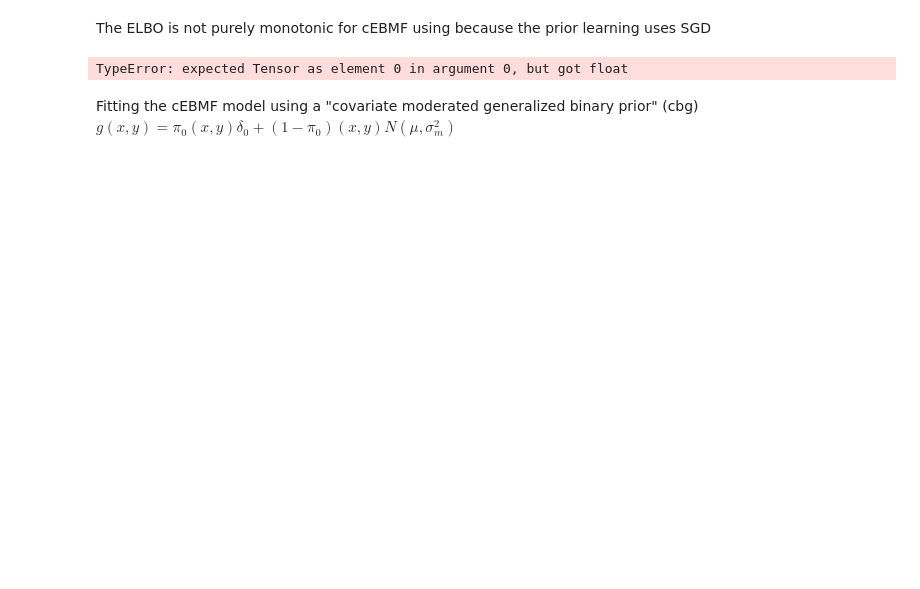
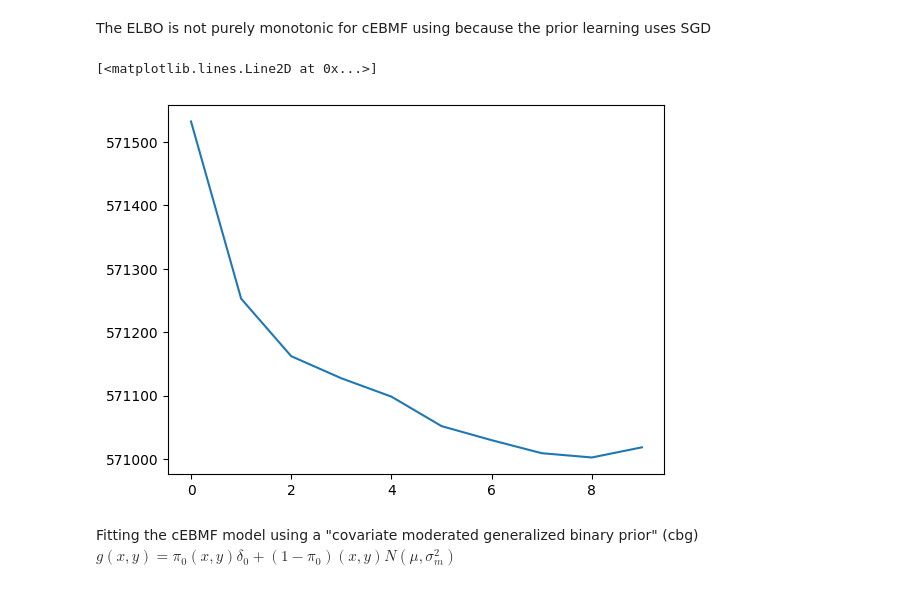
Before and after one commit to william-denault/cebmf_torch, a Jupyter notebook: examples/Tiled-clustering model.ipynb, the cells around one changed output. Saved outputs shown, nothing was run; the diff lists cells and outputs as text; code cells hidden in the pictures; blank space fills up the shorter version.

```diff
--- a/examples/Tiled-clustering model.ipynb
+++ b/examples/Tiled-clustering model.ipynb
@@ -272,9 +273,10 @@ CEBMFResult(L=tensor([[-6.9773e+00, -8.0680e-28,  0.0000e+00,  0.0000e+00,  0.00
 The ELBO is not purely monotonic for cEBMF using because the prior learning uses SGD
 # %%
 
-plt.plot(torch.stack(mycebmf11.obj).detach().cpu().numpy())
+plt.plot( (mycebmf11.obj) )
 # %% [output]
-TypeError: expected Tensor as element 0 in argument 0, but got float
+[<matplotlib.lines.Line2D at 0x...>]
+[figure, added]
 # %% [markdown]
 Fitting the cEBMF model using a "covariate moderated generalized binary prior" (cbg) $ g(x,y) = \pi_0(x,y) \delta_0 + (1-\pi_0) (x,y) N(\mu, \sigma_m^2)  $
 # %%
```
Also changed, not shown: parts of 12 cells of this notebook, 1 other file.
